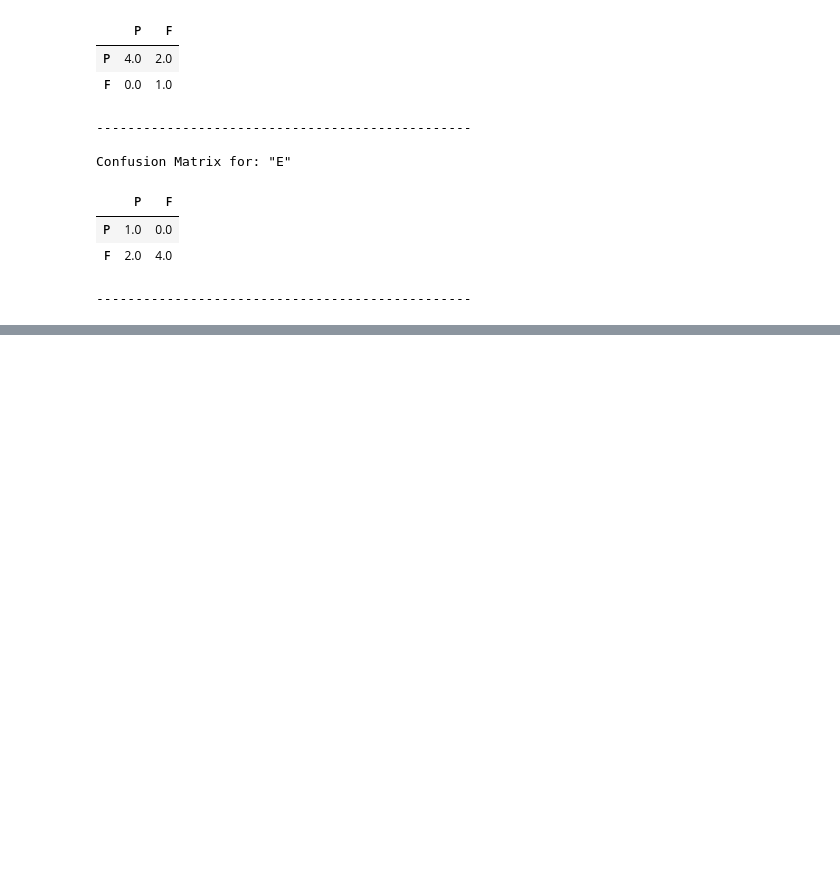
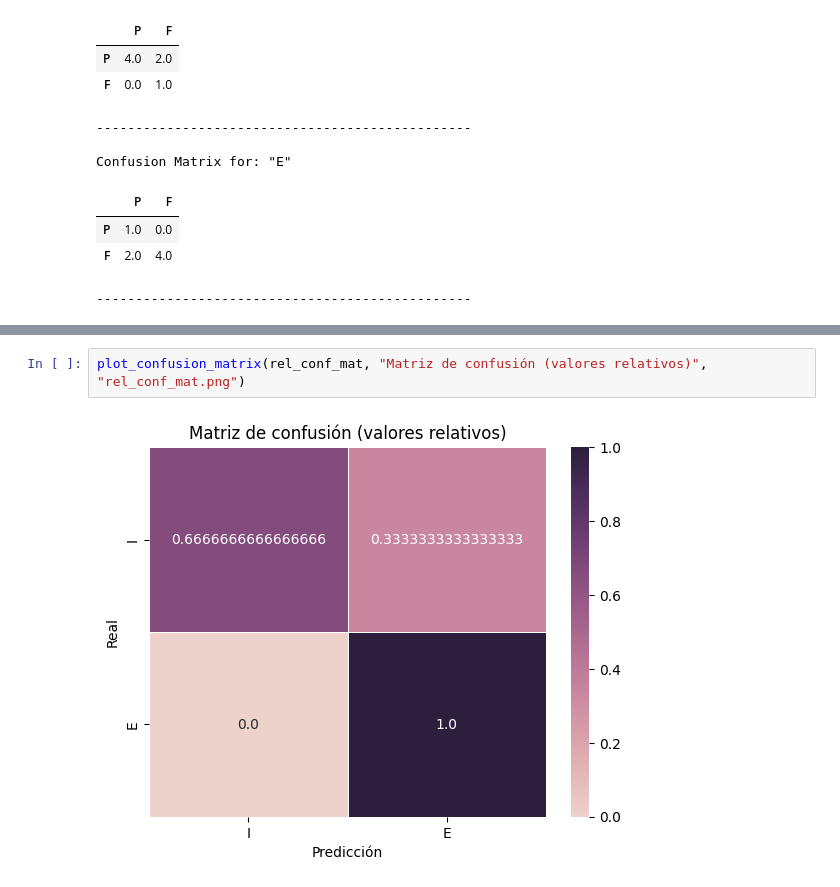
Before and after one commit to pdomins/bayesian-learning, a Jupyter notebook: samples/sample_confusion_matrix.ipynb, the cells around one changed output, grey strips where cells are left out. Drawn from its saved outputs; the diff is of its cells as text; blank space fills up the shorter version.

```diff
--- a/samples/sample_confusion_matrix.ipynb
+++ b/samples/sample_confusion_matrix.ipynb
@@ -93,0 +100,4 @@ Confusion Matrix for: "E"
+# %%
+plot_confusion_matrix(rel_conf_mat, "Matriz de confusión (valores relativos)", "rel_conf_mat.png")
+# %% [output]
+[figure, added]
```
Also changed, not shown: parts of 2 cells of this notebook.
